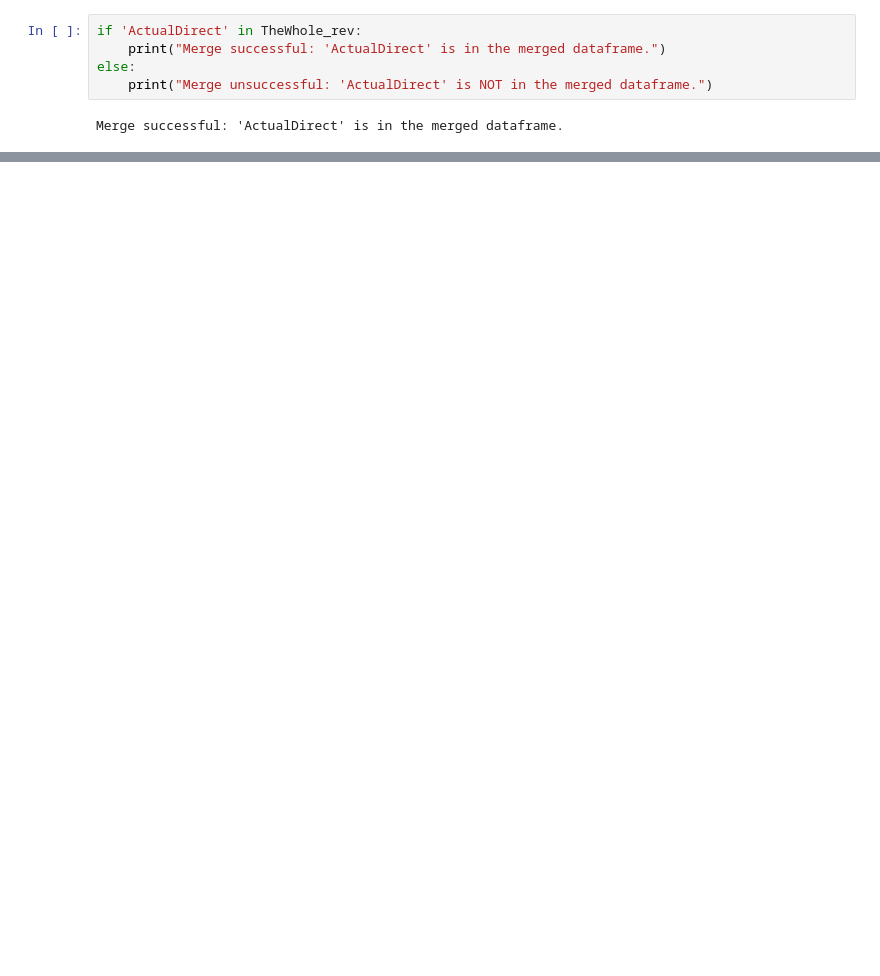
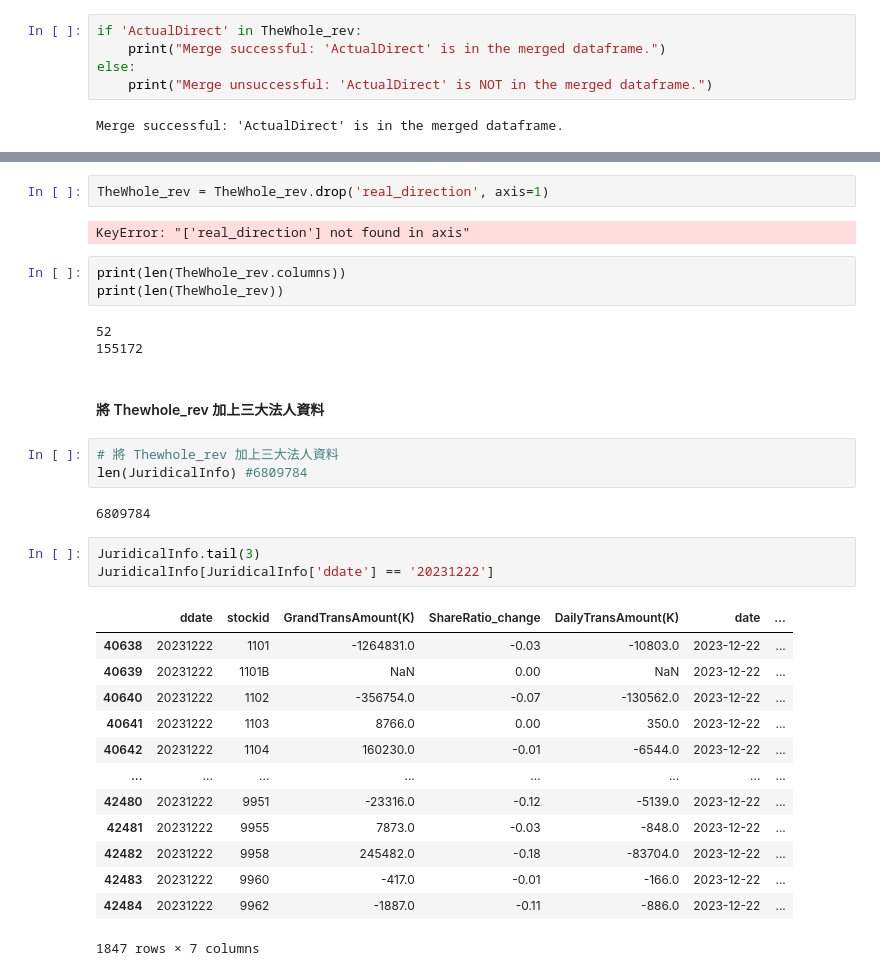
Before and after one commit to Carolyehhh/revenue-prediction, a Jupyter notebook: GDP_train.ipynb, the cells around one changed output, grey strips where cells are left out. Cells and saved outputs as stored; diff of their text form; blank space fills up the shorter version.

```diff
--- a/GDP_train.ipynb
+++ b/GDP_train.ipynb
@@ -500,0 +496,34 @@ Merge successful: 'ActualDirect' is in the merged dataframe.
+# %%
+TheWhole_rev = TheWhole_rev.drop('real_direction', axis=1)
+# %% [output]
+KeyError: "['real_direction'] not found in axis"
+# %%
+print(len(TheWhole_rev.columns))
+print(len(TheWhole_rev))
+# %% [output]
+52
+155172
+# %% [markdown]
+#### 將 Thewhole_rev 加上三大法人資料
+# %%
+# 將 Thewhole_rev 加上三大法人資料
+len(JuridicalInfo) #6809784
+# %% [output]
+6809784
+# %%
+JuridicalInfo.tail(3)
+JuridicalInfo[JuridicalInfo['ddate'] == '20231222']
+# %% [output]
+|  | ddate | stockid | GrandTransAmount(K) | ShareRatio_change | DailyTransAmount(K) | date | ... |
+| 40638 | 20231222 | 1101 | -1264831.0 | -0.03 | -10803.0 | 2023-12-22 | ... |
+| 40639 | 20231222 | 1101B | NaN | 0.00 | NaN | 2023-12-22 | ... |
+| 40640 | 20231222 | 1102 | -356754.0 | -0.07 | -130562.0 | 2023-12-22 | ... |
+| 40641 | 20231222 | 1103 | 8766.0 | 0.00 | 350.0 | 2023-12-22 | ... |
+| 40642 | 20231222 | 1104 | 160230.0 | -0.01 | -6544.0 | 2023-12-22 | ... |
+| ... | ... | ... | ... | ... | ... | ... | ... |
+| 42480 | 20231222 | 9951 | -23316.0 | -0.12 | -5139.0 | 2023-12-22 | ... |
+| 42481 | 20231222 | 9955 | 7873.0 | -0.03 | -848.0 | 2023-12-22 | ... |
+| 42482 | 20231222 | 9958 | 245482.0 | -0.18 | -83704.0 | 2023-12-22 | ... |
+| 42483 | 20231222 | 9960 | -417.0 | -0.01 | -166.0 | 2023-12-22 | ... |
+| 42484 | 20231222 | 9962 | -1887.0 | -0.11 | -886.0 | 2023-12-22 | ... |
+1847 rows × 7 columns
```
Also changed, not shown: parts of 14 cells of this notebook, 1 other file.
